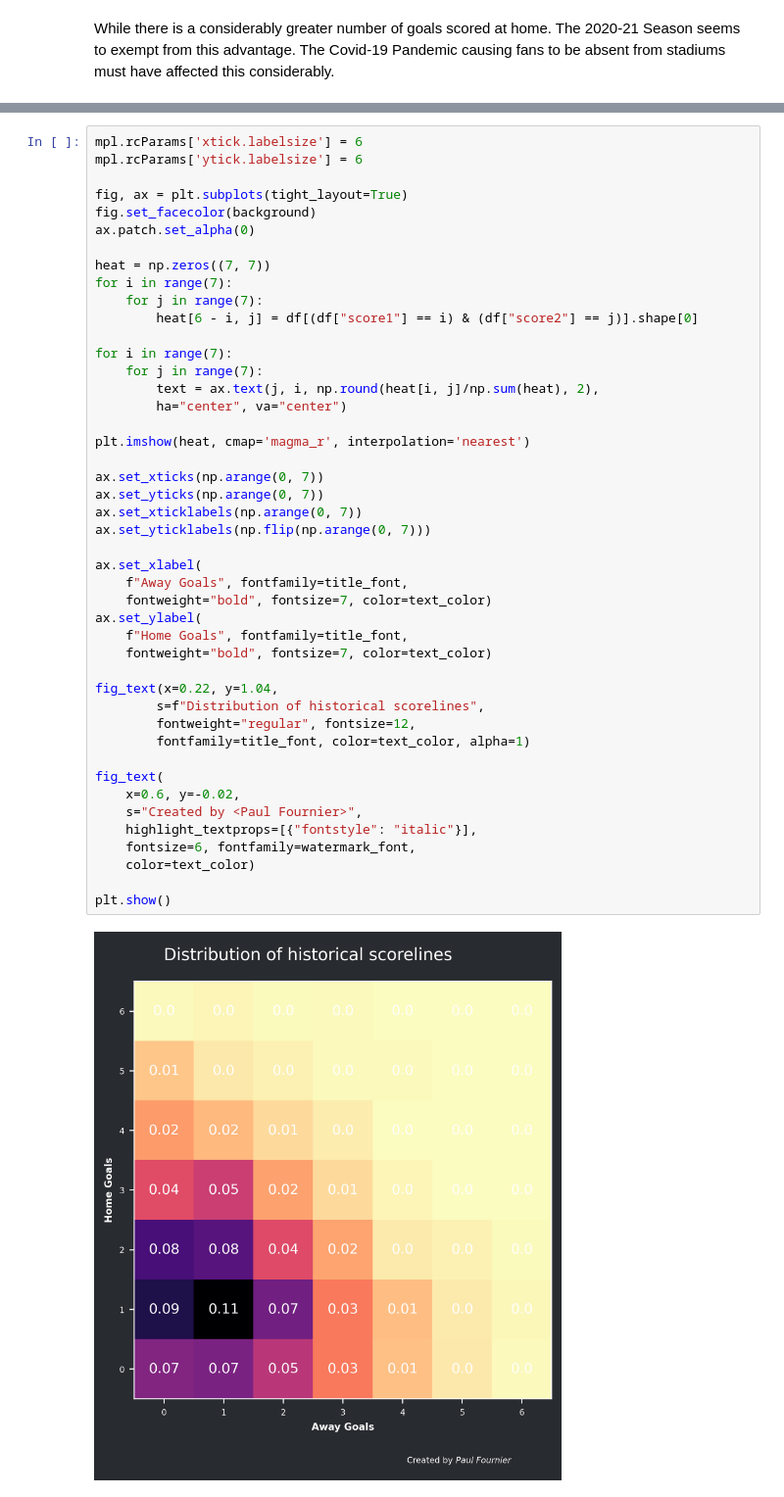
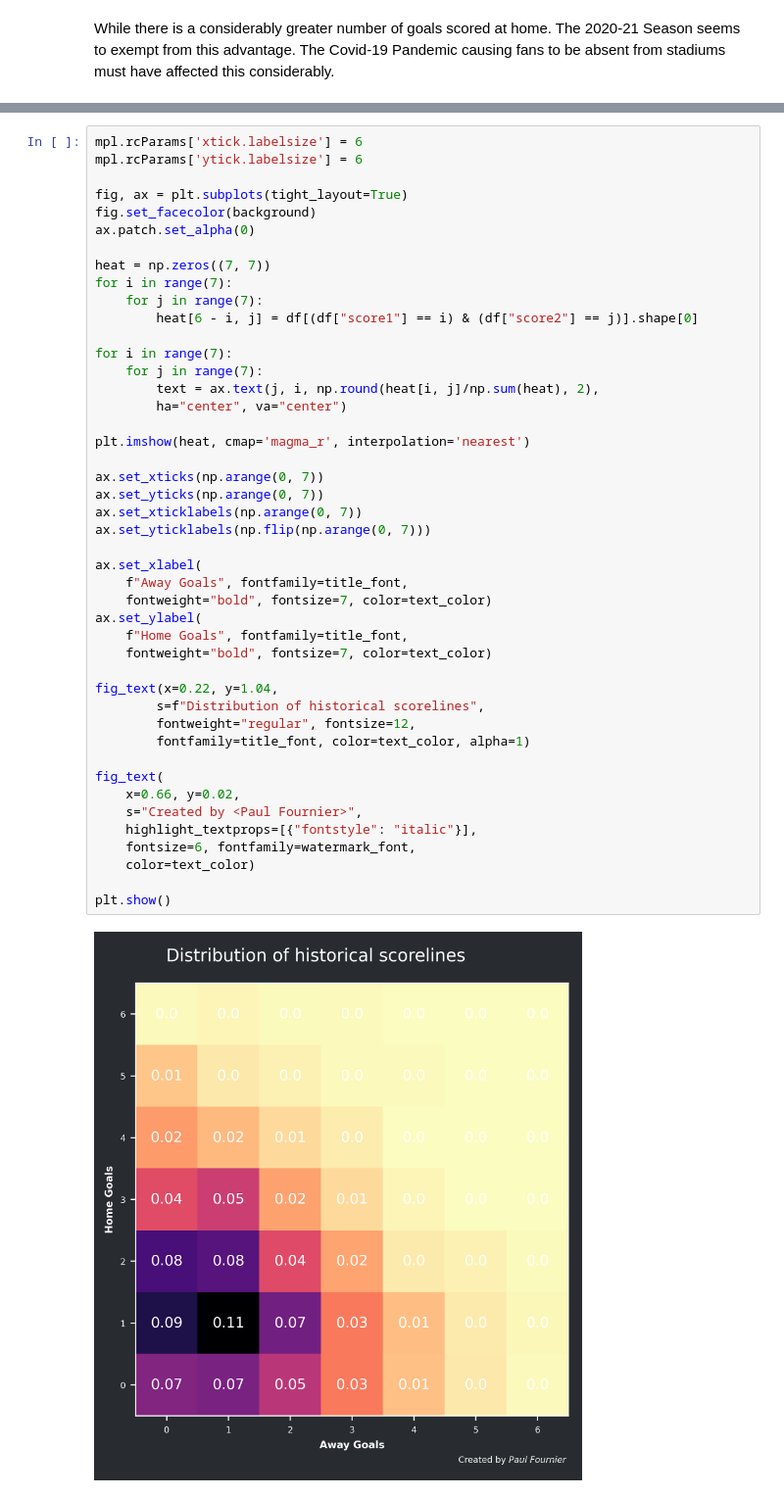
Before and after one commit to Fournierp/FPL, a Jupyter notebook: analysis/score.ipynb, the cells around one changed output, grey strips where cells are left out. Shown: that part at 98% size. Cells and saved outputs as stored; diff of their text form.

```diff
--- a/analysis/score.ipynb
+++ b/analysis/score.ipynb
@@ -235,32 +239,32 @@ for i in range(7):
         text = ax.text(j, i, np.round(heat[i, j]/np.sum(heat), 2),
         ha="center", va="center")
 
 plt.imshow(heat, cmap='magma_r', interpolation='nearest')
 
 ax.set_xticks(np.arange(0, 7))
 ax.set_yticks(np.arange(0, 7))
 ax.set_xticklabels(np.arange(0, 7))
 ax.set_yticklabels(np.flip(np.arange(0, 7)))
 
 ax.set_xlabel(
     f"Away Goals", fontfamily=title_font,
     fontweight="bold", fontsize=7, color=text_color)
 ax.set_ylabel(
     f"Home Goals", fontfamily=title_font,
     fontweight="bold", fontsize=7, color=text_color)
 
 fig_text(x=0.22, y=1.04,
         s=f"Distribution of historical scorelines",
         fontweight="regular", fontsize=12,
         fontfamily=title_font, color=text_color, alpha=1)
 
 fig_text(
-    x=0.6, y=-0.02,
+    x=0.66, y=0.02,
     s="Created by <Paul Fournier>",
     highlight_textprops=[{"fontstyle": "italic"}],
     fontsize=6, fontfamily=watermark_font,
     color=text_color)
 
 plt.show()
 # %% [output]
-[figure, old version]
+[figure, new version]
```
Also changed, not shown: parts of 6 cells of this notebook.
